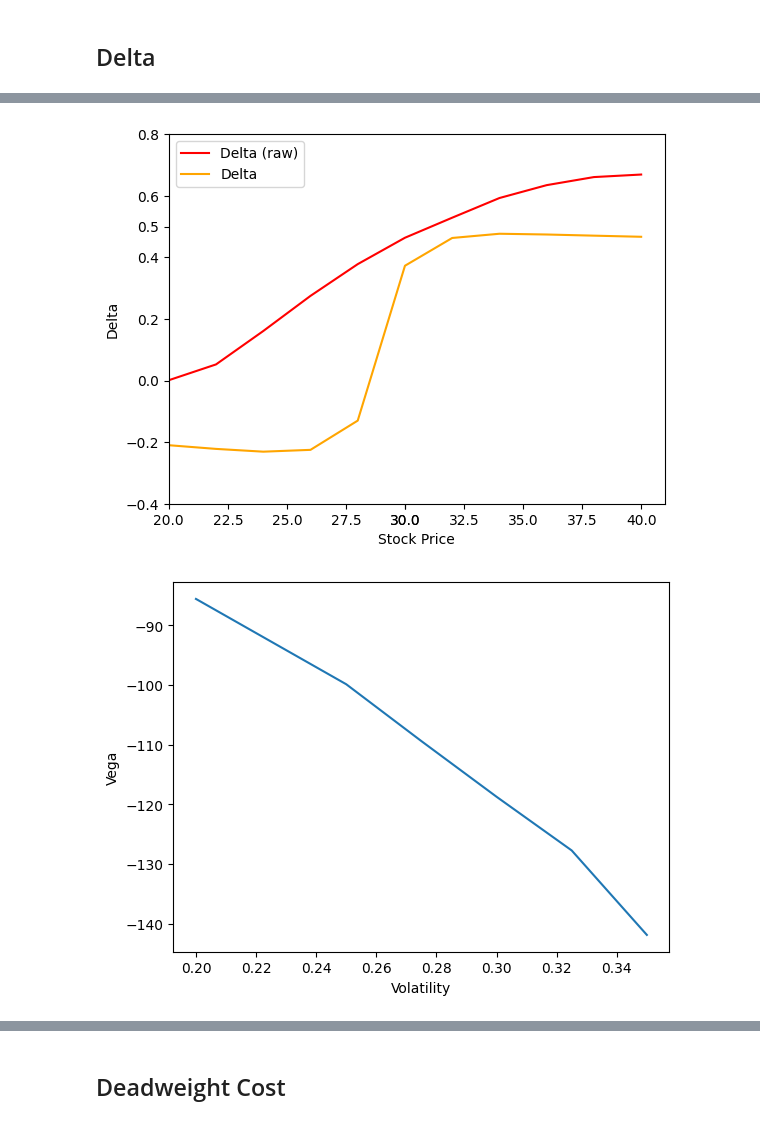
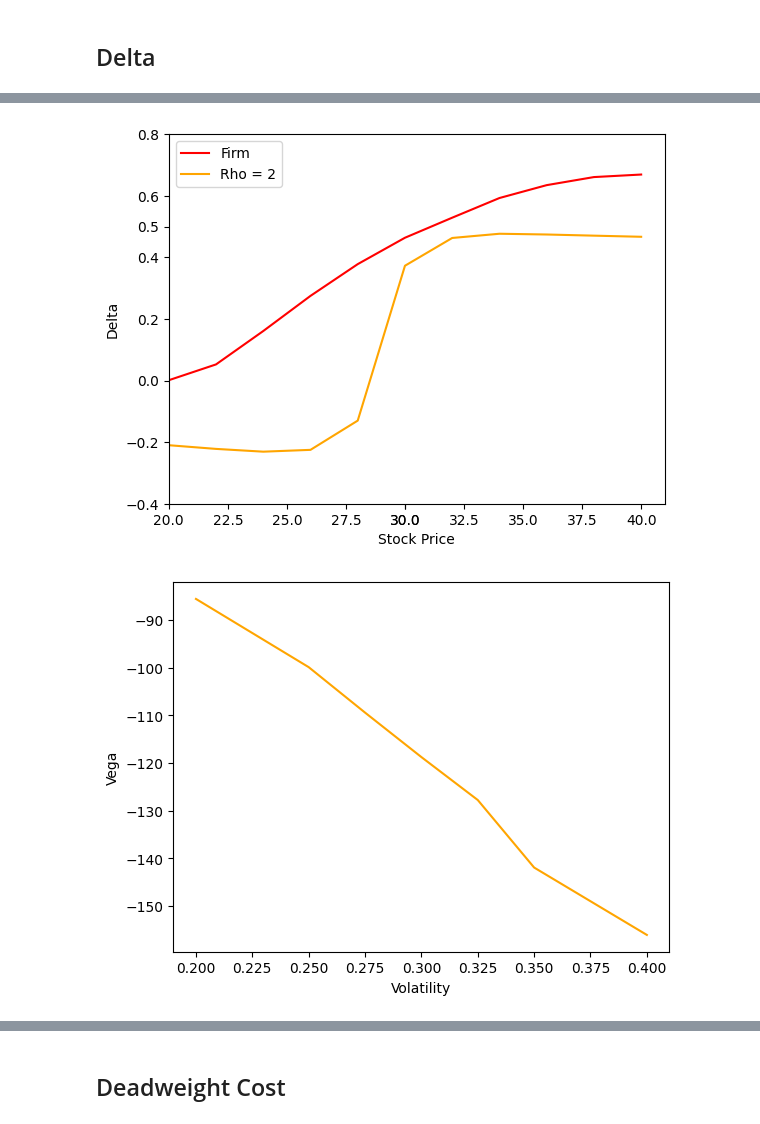
Before and after one commit to djdavor/thesis_MSc, a Jupyter notebook: code/valuation_ESOs.ipynb, the cells around one changed output, grey strips where cells are left out. Drawn from its saved outputs; the diff is of its cells as text; code cells hidden in the pictures.

```diff
--- a/code/valuation_ESOs.ipynb
+++ b/code/valuation_ESOs.ipynb
@@ -149,4 +150,0 @@ print("Cost of RN:", rn)
-# %%
-r = r_eso(S0_init,K_init,T_init,v_init,r_init,500,sigma_init,m_init,alpha_init,gamma_init)
-print("Cost of R: ", end="")
-print(r)
@@ -155,4 +150,0 @@ Cost of R: 13.408953433662534
-# %%
-r_mod = r_eso_mod(S0_init,K_init,T_init,v_init,r_init,N_init,sigma_init,m_init,alpha_init,gamma_init)
-print("Cost of R modified: ", end="")
-print(r_mod)
@@ -494,7 +484,7 @@ plt.show()
 # %%
 ## Firm Vega
 
-x = np.arange(0.2, 0.51, 0.01)
+x = np.arange(0.1, 0.61, 0.01)
 rn_vega_f = np.zeros(len(x))
 esos = np.zeros(len(x))
 
@@ -690,12 +681,13 @@ plt.show()
 #Comparison Firm and Exec Delta
 
 r_delta_f_temp = r_delta_f[[0, 2, 4, 6, 8, 10, 12, 14, 16, 18, 20]]
-plt.plot(x[:-1], r_delta_f_temp, color='red', label='Delta (raw)')
-plt.plot(x[:-1], delta, label='Delta', color='orange')
+plt.plot(x[:-1], r_delta_f_temp, color='red', label='Firm')
+plt.plot(x[:-1], delta, label='Rho = 2', color='orange')
 
 plt.xlabel('Stock Price')
 plt.ylabel('Delta')
 plt.xticks(list(plt.xticks()[0]) + [30])
+plt.ylim(-0.4, 0.8)
 plt.yticks(list(plt.yticks()[0]) + [0.5])
 plt.xlim(20, lim+1)
 plt.legend()
@@ -703,25 +695,25 @@ plt.legend()
 plt.savefig('/Users/davordjekic/Desktop/Bocconi/Thesis/thesis_tex/fig/4/r_delta_comp.png')
 plt.show()
 # %% [output]
-[figure, old version]
+[figure, new version]
 # %%
 # Exec Vega - TO ADD VEGA FOR 0.4!
 
-x = [0.2, 0.25, 0.275, 0.3, 0.325, 0.35, 0.4]
-y = [11.744177909586579, 7.464328935618202, 4.966828508771335, 2.23109071417401, -0.737818039515987, -3.9317077396934232, -11.027360655711965]
+x = [0.2, 0.25, 0.275, 0.3, 0.325, 0.35, 0.4, 0.425]
+y = [11.744177909586579, 7.464328935618202, 4.966828508771335, 2.23109071417401, -0.737818039515987, -3.9317077396934232, -11.027360655711965, -14.928322336217388]
 
 vega = np.zeros(len(x)-1)
 for i in range(len(x)-1):
     vega[i] = (y[i+1] - y[i])/(x[i+1]-x[i])
 
 plt.xlabel('Volatility')
 plt.ylabel('Vega')
 #plt.ylim(-0.3, 0.6)
-plt.plot(x[:-1], vega, label='Vega')
+plt.plot(x[:-1], vega, label='Vega', color='orange')
 plt.savefig('/Users/davordjekic/Desktop/Bocconi/Thesis/thesis_tex/fig/4/r_vega_subj.png')
 plt.show()
 # %% [output]
-[figure, old version]
+[figure, new version]
 # %%
 ## Firm Vega
 
```
Also changed, not shown: parts of 9 cells of this notebook, 47 other files.
